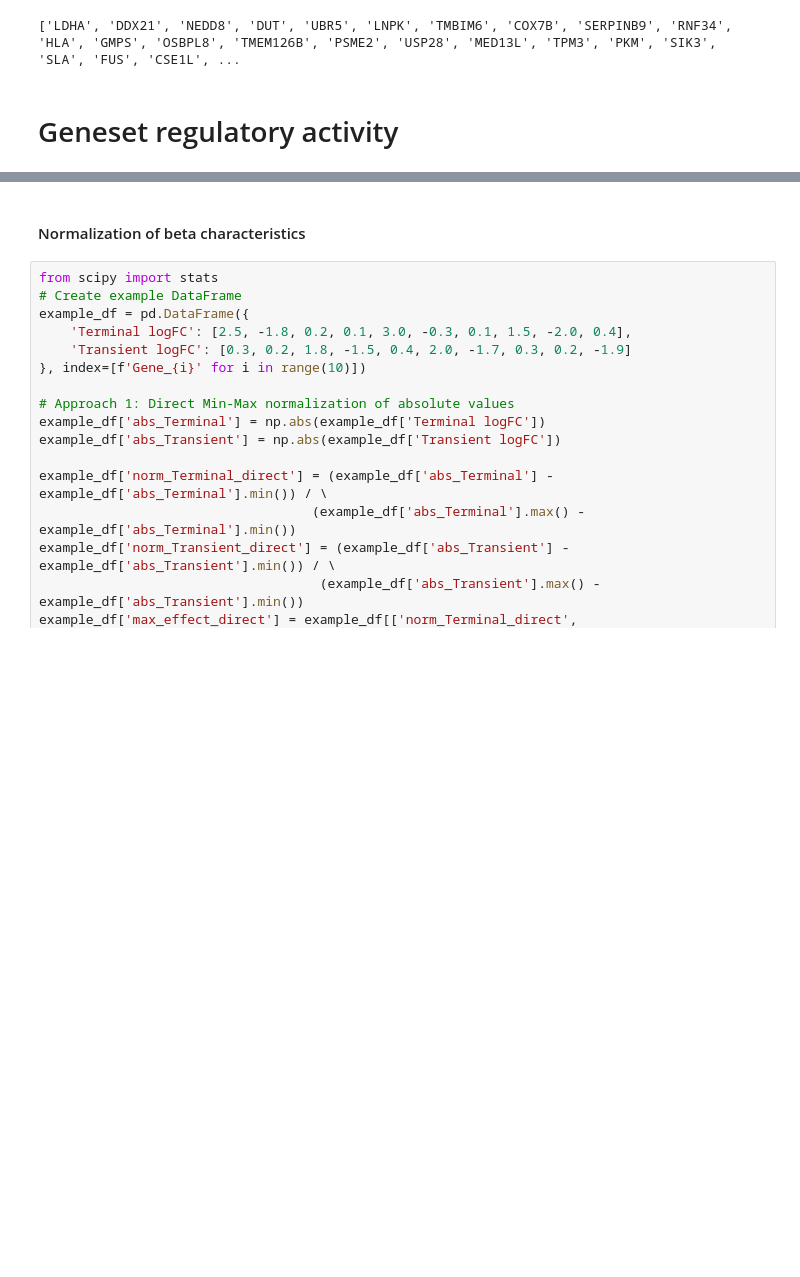
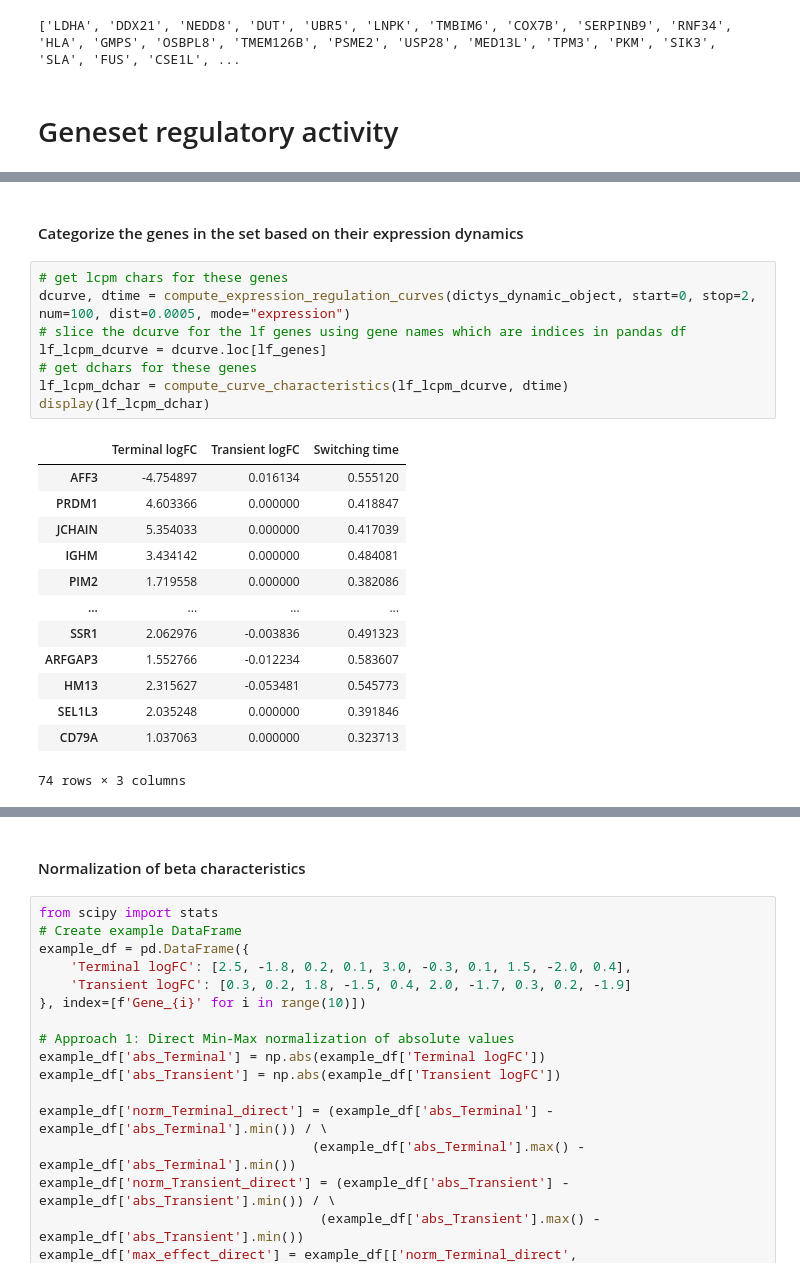
Before and after one commit to sachha-naksha/B_Cell_States, a Jupyter notebook: multiome_dynamic_regulation/py_scripts/analysis/global_grn_dynamics.ipynb, the cells around one changed output, grey strips where cells are left out. Cells and saved outputs as stored; diff of their text form; blank space fills up the shorter version.

```diff
--- a/multiome_dynamic_regulation/py_scripts/analysis/global_grn_dynamics.ipynb
+++ b/multiome_dynamic_regulation/py_scripts/analysis/global_grn_dynamics.ipynb
@@ -273,0 +298,24 @@ cell_cycle_phase = read_gmt_file(phase_gmt_file)
+# %% [markdown]
+#### Categorize the genes in the set based on their expression dynamics
+# %%
+# get lcpm chars for these genes
+dcurve, dtime = compute_expression_regulation_curves(dictys_dynamic_object, start=0, stop=2, num=100, dist=0.0005, mode="expression")
+# slice the dcurve for the lf genes using gene names which are indices in pandas df
+lf_lcpm_dcurve = dcurve.loc[lf_genes]
+# get dchars for these genes
+lf_lcpm_dchar = compute_curve_characteristics(lf_lcpm_dcurve, dtime)
+display(lf_lcpm_dchar)
+# %% [output]
+|  | Terminal logFC | Transient logFC | Switching time |
+| AFF3 | -4.754897 | 0.016134 | 0.555120 |
+| PRDM1 | 4.603366 | 0.000000 | 0.418847 |
+| JCHAIN | 5.354033 | 0.000000 | 0.417039 |
+| IGHM | 3.434142 | 0.000000 | 0.484081 |
+| PIM2 | 1.719558 | 0.000000 | 0.382086 |
+| ... | ... | ... | ... |
+| SSR1 | 2.062976 | -0.003836 | 0.491323 |
+| ARFGAP3 | 1.552766 | -0.012234 | 0.583607 |
+| HM13 | 2.315627 | -0.053481 | 0.545773 |
+| SEL1L3 | 2.035248 | 0.000000 | 0.391846 |
+| CD79A | 1.037063 | 0.000000 | 0.323713 |
+74 rows × 3 columns
```
Also changed, not shown: parts of 7 cells of this notebook, 1 other file.
